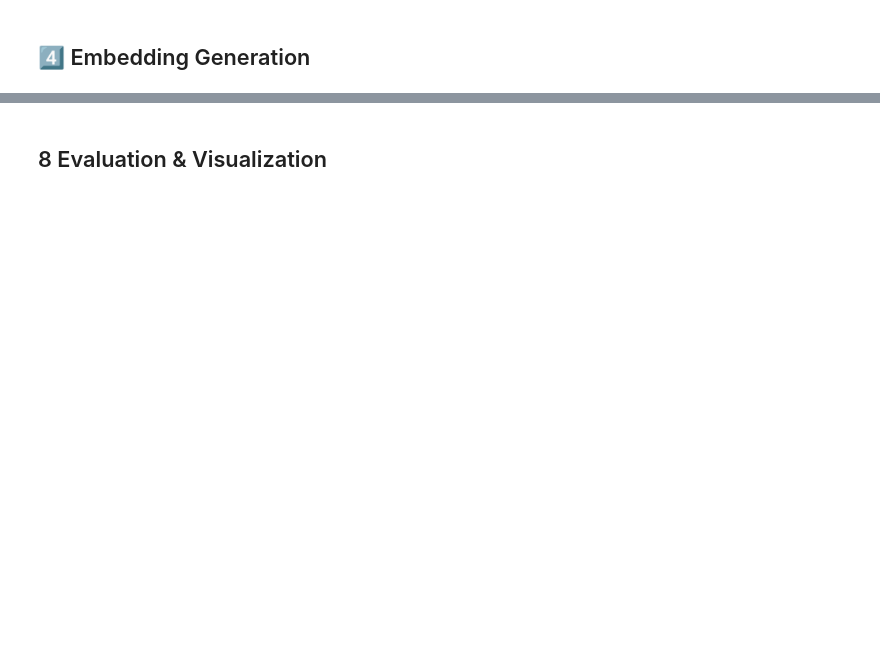
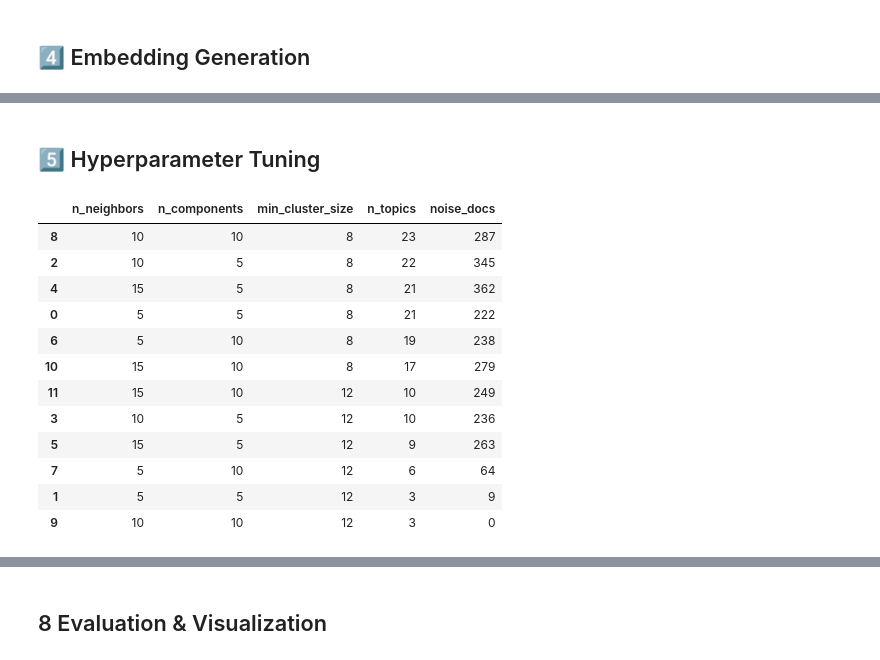
Before and after one commit to Paula-gwn/-Discovering-Emerging-Topics-in-Drug-Discovery-Research-using-BERTopic, a Jupyter notebook: Drug_Discover_TM.ipynb, the cells around one changed output, grey strips where cells are left out. Cells and saved outputs as stored; diff of their text form; code cells hidden in the pictures; blank space fills up the shorter version.

```diff
--- a/Drug_Discover_TM.ipynb
+++ b/Drug_Discover_TM.ipynb
@@ -113,0 +112,2 @@ Xet Storage is enabled for this repo, but the 'hf_xet' package is not installed.
+# %% [markdown]
+## 5️⃣ Hyperparameter Tuning
@@ -114 +129,58 @@ Xet Storage is enabled for this repo, but the 'hf_xet' package is not installed.
+# %%
+results = []
+
+for u in umap_params:
+    for h in hdbscan_params:
+
+        umap_model = UMAP(
+            n_neighbors=u["n_neighbors"],
+            n_components=u["n_components"],
+            min_dist=0.0,
+            metric="cosine",
+            random_state=42
+        )
+
+        hdbscan_model = HDBSCAN(
+            min_cluster_size=h["min_cluster_size"],
+            metric="euclidean",
+            cluster_selection_method="eom"
+        )
+
+        topic_model = BERTopic(
+            umap_model=umap_model,
+            hdbscan_model=hdbscan_model,
+            verbose=False
+        )
+
+        topics, _ = topic_model.fit_transform(df["clean_text"], embeddings)
+
+        info = topic_model.get_topic_info()
+
+        n_topics = len(info[info.Topic != -1])
+        noise_docs = info[info.Topic == -1]["Count"].values[0] if -1 in info.Topic.values else 0
+
+        results.append({
+            "n_neighbors": u["n_neighbors"],
+            "n_components": u["n_components"],
+            "min_cluster_size": h["min_cluster_size"],
+            "n_topics": n_topics,
+            "noise_docs": noise_docs
+        })
+# %%
+results_df = pd.DataFrame(results)
+results_df.sort_values("n_topics", ascending=False)
+# %% [output]
+|  | n_neighbors | n_components | min_cluster_size | n_topics | noise_docs |
+| 8 | 10 | 10 | 8 | 23 | 287 |
+| 2 | 10 | 5 | 8 | 22 | 345 |
+| 4 | 15 | 5 | 8 | 21 | 362 |
+| 0 | 5 | 5 | 8 | 21 | 222 |
+| 6 | 5 | 10 | 8 | 19 | 238 |
+| 10 | 15 | 10 | 8 | 17 | 279 |
+| 11 | 15 | 10 | 12 | 10 | 249 |
+| 3 | 10 | 5 | 12 | 10 | 236 |
+| 5 | 15 | 5 | 12 | 9 | 263 |
+| 7 | 5 | 10 | 12 | 6 | 64 |
+| 1 | 5 | 5 | 12 | 3 | 9 |
+| 9 | 10 | 10 | 12 | 3 | 0 |
 # %% [markdown]
```
Also changed, not shown: parts of 21 cells of this notebook.
